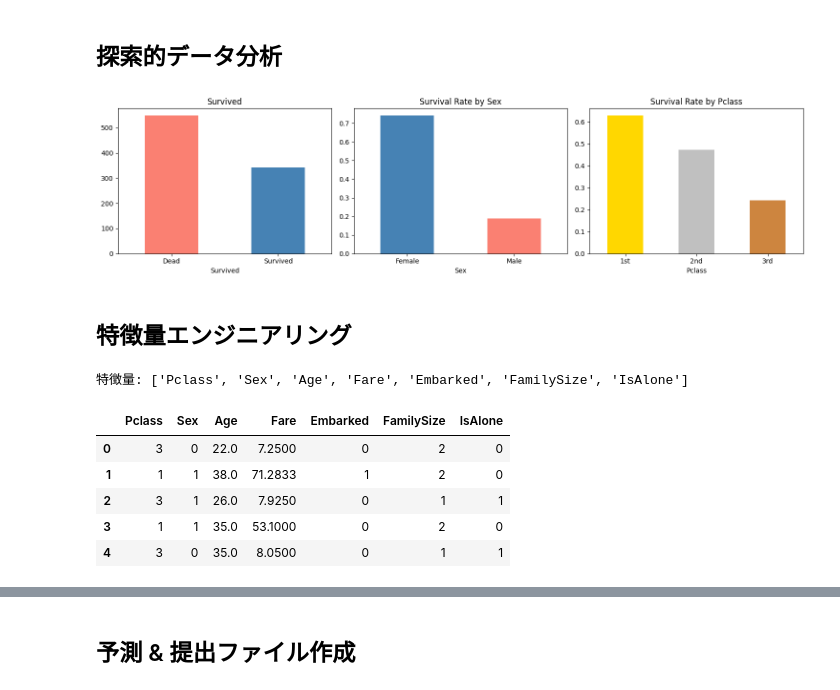
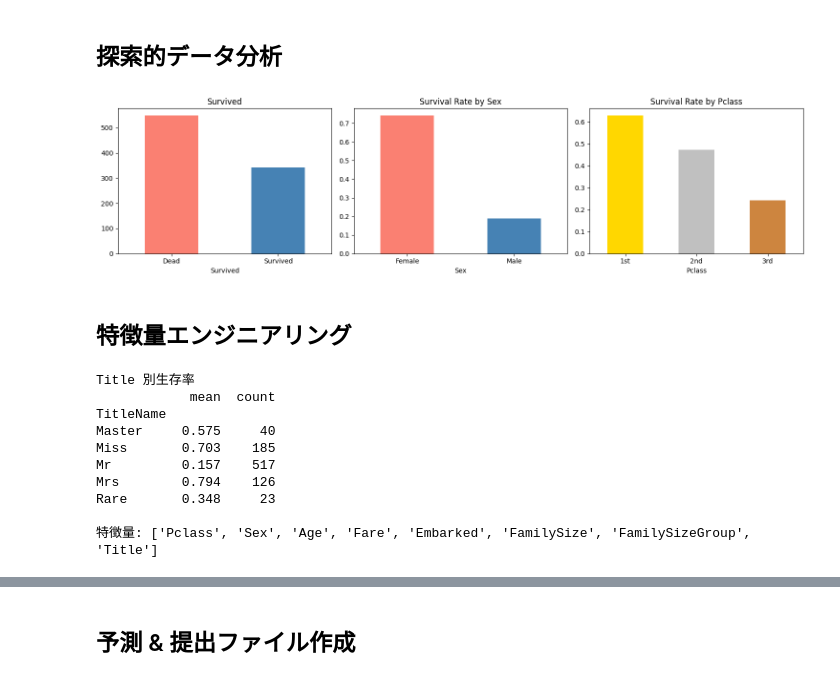
Before and after one commit to yumuras/kaggle, a Jupyter notebook: titanic/titanic.ipynb, the cells around one changed output, grey strips where cells are left out. Drawn from its saved outputs; the diff is of its cells as text; code cells hidden in the pictures.

```diff
--- a/titanic/titanic.ipynb
+++ b/titanic/titanic.ipynb
@@ -44,39 +44,50 @@ dtype: int64
 # %%
 fig, axes = plt.subplots(1, 3, figsize=(15, 4))
 
 # 生存率
 train['Survived'].value_counts().plot(kind='bar', ax=axes[0], color=['salmon', 'steelblue'])
 axes[0].set_title('Survived')
 axes[0].set_xticklabels(['Dead', 'Survived'], rotation=0)
 
 # 性別と生存率
-train.groupby('Sex')['Survived'].mean().plot(kind='bar', ax=axes[1], color=['steelblue', 'salmon'])
+train.groupby('Sex')['Survived'].mean().plot(kind='bar', ax=axes[1], color=['salmon', 'steelblue'])
 axes[1].set_title('Survival Rate by Sex')
 axes[1].set_xticklabels(['Female', 'Male'], rotation=0)
 
 # 客室クラスと生存率
 train.groupby('Pclass')['Survived'].mean().plot(kind='bar', ax=axes[2], color=['gold', 'silver', 'peru'])
 axes[2].set_title('Survival Rate by Pclass')
 axes[2].set_xticklabels(['1st', '2nd', '3rd'], rotation=0)
 
 plt.tight_layout()
 plt.show()
 # %% [output]
-[figure, old version]
+[figure, new version]
 # %% [markdown]
 ## 特徴量エンジニアリング
 # %%
+TITLE_MAP = {
+    'Mr': 'Mr', 'Mrs': 'Mrs', 'Miss': 'Miss', 'Ms': 'Miss', 'Mme': 'Mrs', 'Mlle': 'Miss',
+    'Master': 'Master',
+}
+TITLE_ENCODE = {'Mr': 0, 'Mrs': 1, 'Miss': 2, 'Master': 3, 'Rare': 4}
+
 def preprocess(df):
     df = df.copy()
+    # Name からタイトルを抽出 → 5カテゴリに集約 → 数値化
+    df['Title'] = df['Name'].str.extract(r',\s*([^\.]+)\.').squeeze()
+    df['Title'] = df['Title'].map(TITLE_MAP).fillna('Rare')
+    df['Title'] = df['Title'].map(TITLE_ENCODE)
     # 性別を数値に
     df['Sex'] = df['Sex'].map({'male': 0, 'female': 1})
-    # 年齢の欠損を中央値で補完
+    # 年齢の欠損を Title × Pclass の中央値で補完（単純中央値より精度が上がりやすい）
+    df['Age'] = df.groupby(['Title', 'Pclass'])['Age'].transform(lambda x: x.fillna(x.median()))
     df['Age'] = df['Age'].fillna(df['Age'].median())
     # 乗船港の欠損を最頻値で補完 → 数値化
     df['Embarked'] = df['Embarked'].fillna('S').map({'S': 0, 'C': 1, 'Q': 2})
-    # 家族数
+    # 家族数 → 3グループに細分化
     df['FamilySize'] = df['SibSp'] + df['Parch'] + 1
-    df['IsAlone'] = (df['FamilySize'] == 1).astype(int)
+    df['FamilySizeGroup'] = df['FamilySize'].map(lambda x: 0 if x == 1 else (1 if x <= 4 else 2))
     # 運賃の欠損補完
     df['Fare'] = df['Fare'].fillna(df['Fare'].median())
     return df
@@ -84,18 +95,26 @@ def preprocess(df):
 train = preprocess(train)
 test = preprocess(test)
 
-features = ['Pclass', 'Sex', 'Age', 'Fare', 'Embarked', 'FamilySize', 'IsAlone']
+features = ['Pclass', 'Sex', 'Age', 'Fare', 'Embarked', 'FamilySize', 'FamilySizeGroup', 'Title']
 X = train[features]
 y = train['Survived']
 X_test = test[features]
 
+# Title ごとの生存率を確認
+inv = {v: k for k, v in TITLE_ENCODE.items()}
+print('Title 別生存率')
+print(train.assign(TitleName=train['Title'].map(inv))
+      .groupby('TitleName')['Survived'].agg(['mean', 'count']).round(3))
+print()
 print('特徴量:', features)
-X.head()
 # %% [output]
-特徴量: ['Pclass', 'Sex', 'Age', 'Fare', 'Embarked', 'FamilySize', 'IsAlone']
+Title 別生存率
+            mean  count
+TitleName
+Master     0.575     40
+Miss       0.703    185
+Mr         0.157    517
+Mrs        0.794    126
+Rare       0.348     23
+
+特徴量: ['Pclass', 'Sex', 'Age', 'Fare', 'Embarked', 'FamilySize', 'FamilySizeGroup', 'Title']
-|  | Pclass | Sex | Age | Fare | Embarked | FamilySize | IsAlone |
-| 0 | 3 | 0 | 22.0 | 7.2500 | 0 | 2 | 0 |
-| 1 | 1 | 1 | 38.0 | 71.2833 | 1 | 2 | 0 |
-| 2 | 3 | 1 | 26.0 | 7.9250 | 0 | 1 | 1 |
-| 3 | 1 | 1 | 35.0 | 53.1000 | 0 | 2 | 0 |
-| 4 | 3 | 0 | 35.0 | 8.0500 | 0 | 1 | 1 |
```
Also changed, not shown: parts of 5 cells of this notebook, 3 other files.
